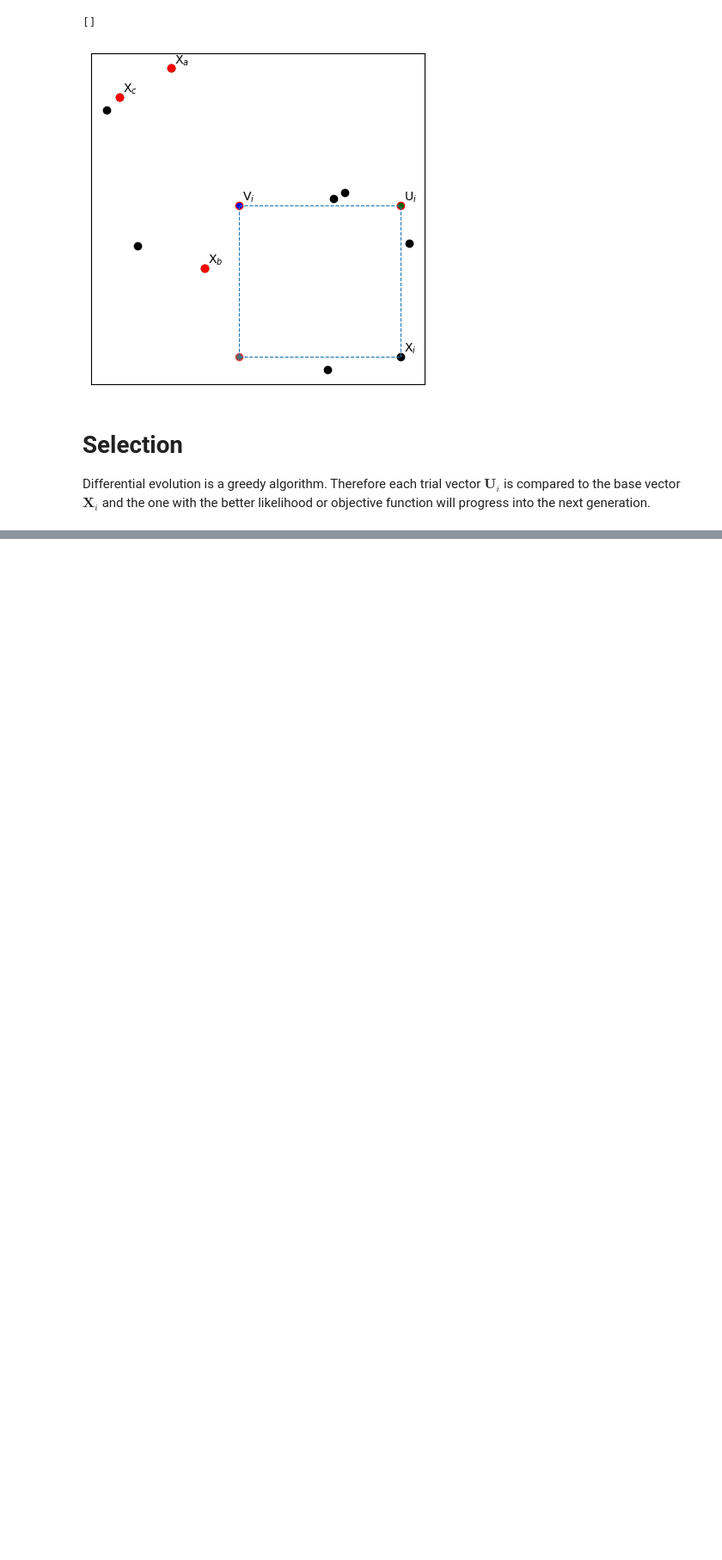
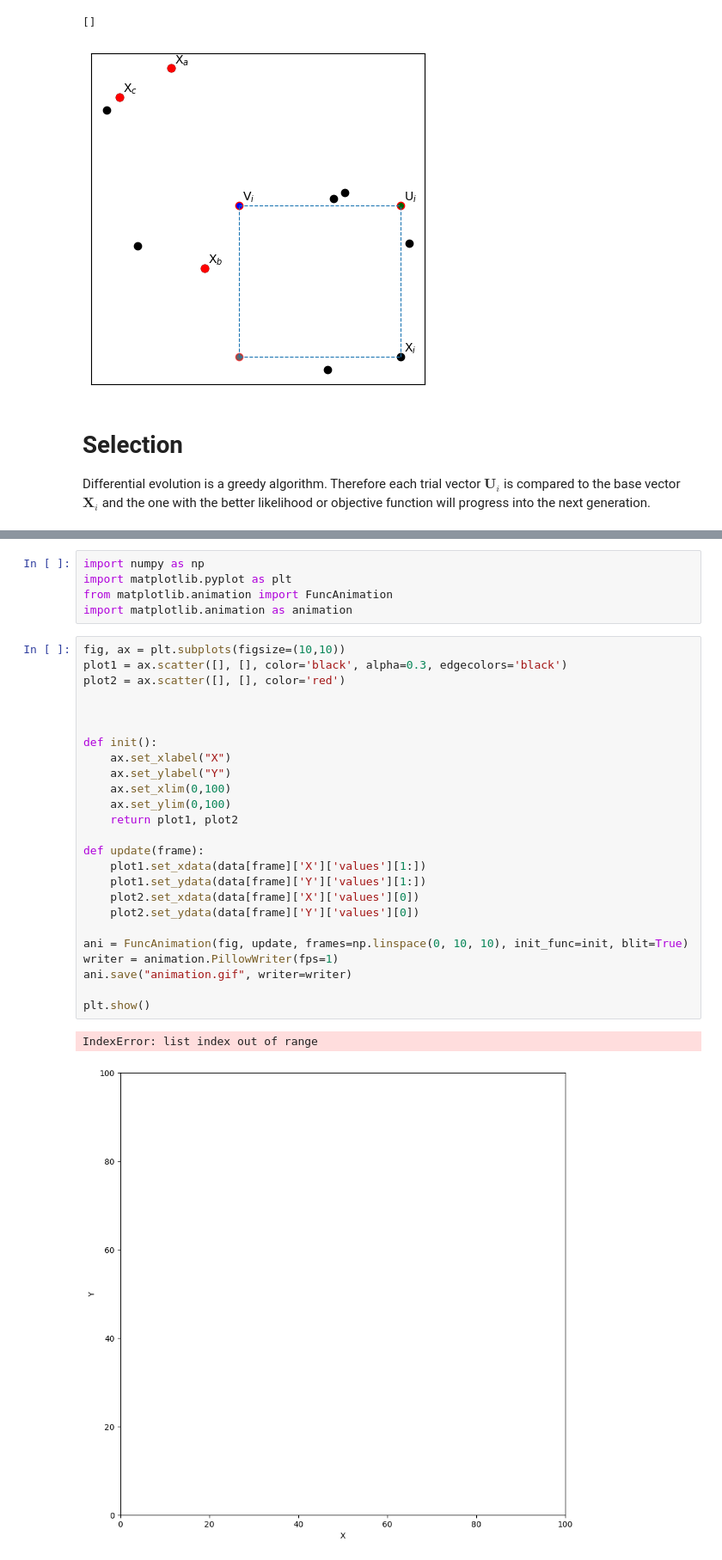
Before and after one commit to vallereichi/diver-valle, a Jupyter notebook: plots/plots.ipynb, the cells around one changed output, grey strips where cells are left out. Shown: that part at 86% size. Drawn from its saved outputs; the diff is of its cells as text; blank space fills up the shorter version.

Commit message:
output update + animation

```diff
--- a/plots/plots.ipynb
+++ b/plots/plots.ipynb
@@ -186,0 +289,33 @@ fig.savefig("plots.png", dpi=1000)
+# %%
+import numpy as np
+import matplotlib.pyplot as plt
+from matplotlib.animation import FuncAnimation
+import matplotlib.animation as animation
+# %%
+fig, ax = plt.subplots(figsize=(10,10))
+plot1 = ax.scatter([], [], color='black', alpha=0.3, edgecolors='black')
+plot2 = ax.scatter([], [], color='red')
+
+
+
+def init():
+    ax.set_xlabel("X")
+    ax.set_ylabel("Y")
+    ax.set_xlim(0,100)
+    ax.set_ylim(0,100)
+    return plot1, plot2
+
+def update(frame):
+    plot1.set_xdata(data[frame]['X']['values'][1:])
+    plot1.set_ydata(data[frame]['Y']['values'][1:])
+    plot2.set_xdata(data[frame]['X']['values'][0])
+    plot2.set_ydata(data[frame]['Y']['values'][0])
+
+ani = FuncAnimation(fig, update, frames=np.linspace(0, 10, 10), init_func=init, blit=True)
+writer = animation.PillowWriter(fps=1)
+ani.save("animation.gif", writer=writer)
+
+plt.show()
+# %% [output]
+IndexError: list index out of range
+[figure, added]
```
Also changed, not shown: parts of 7 cells of this notebook, 6 other files.
